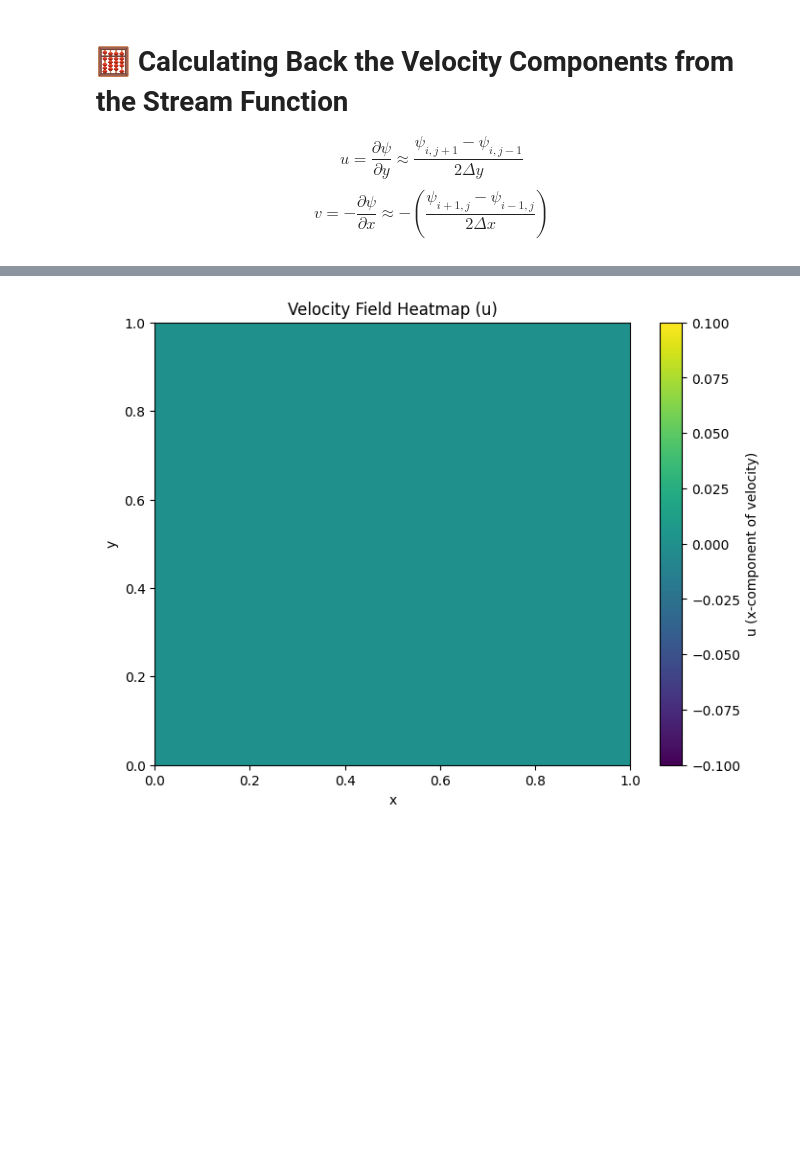
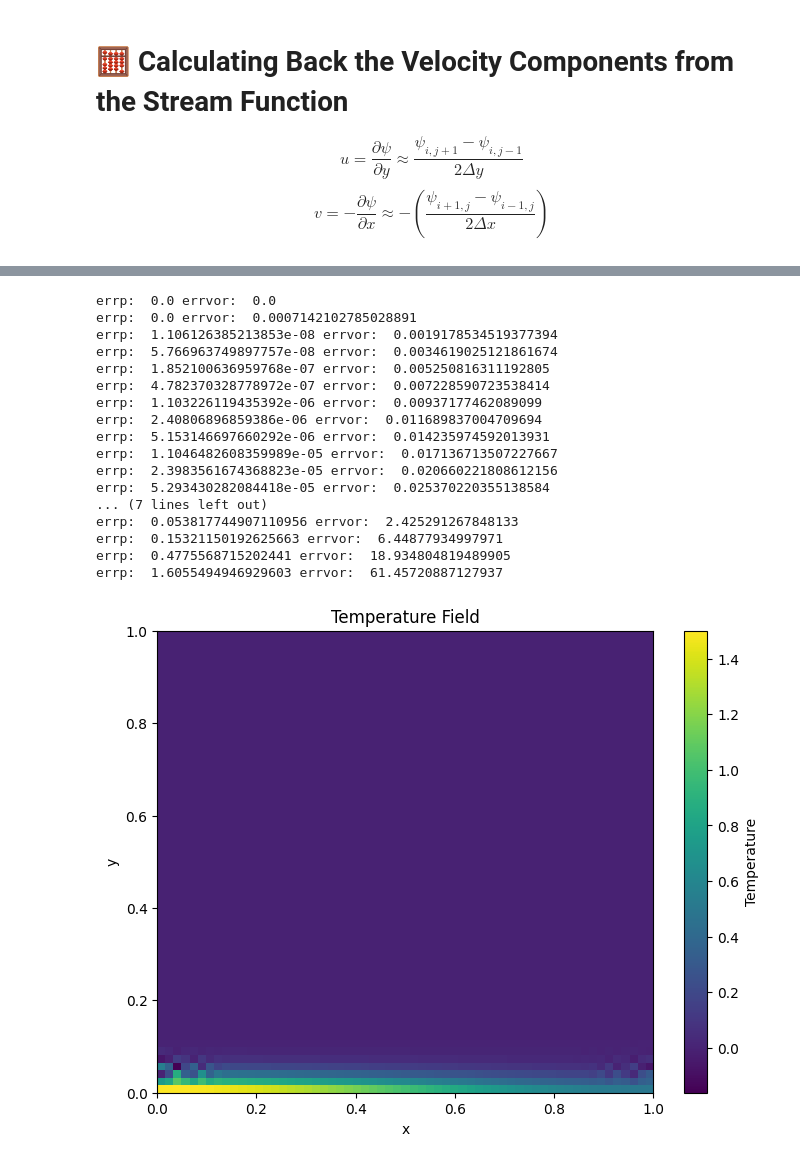
Before and after one commit to theopenguino99/ME5302-Assignment-2, a Jupyter notebook: FiniteDifference.ipynb, the cells around one changed output, grey strips where cells are left out. Drawn from its saved outputs; the diff is of its cells as text; code cells hidden in the pictures; blank space fills up the shorter version.

```diff
--- a/FiniteDifference.ipynb
+++ b/FiniteDifference.ipynb
@@ -62,7 +63,7 @@ Ra = 3.5e3 # 2.5e4 # Rayleigh number
 Pr = 0.7 # Prandtl number
 CFL_crit = 2 * np.sqrt(2) # Critical CFL number for stability
 margin_h = 0.1 # Margin for the time step
-h = margin_h * CFL_crit / (1/dx + 1/dy) # Time step
+h = margin_h * CFL_crit / (1/dx + 1/dy)/ 100 # Time step
 beta = 1.5 # relaxation factor for iterative methods to solve algebraic equations
 '''
 For the modified RK4 method, the CFL number has to be smaller than 2*sqrt(2)
@@ -108,6 +109,7 @@ R^T_{i,j} = \frac{T_{i-1,j} - 2T_{i,j} + T_{i+1,j}}{\Delta x^2} + \frac{T_{i,j-1
 $$
 # %%
 def resvor(vor):
+    global T, u, v
     rvor = np.zeros_like(vor)
     for i in range(1, N - 1):
         for j in range(1, M - 1):
@@ -122,6 +124,7 @@ def resvor(vor):
     return rvor
 
 def restemp(T):
+    global u, v
     rtemp = np.zeros_like(T)
     for i in range(1, N - 1):
         for j in range(1, M - 1):
@@ -393,7 +396,7 @@ def BCvor(vor):
     # Update along the horizontal boundaries (i-loop)
     for i in range(1, N-1):
         vor[i, 0] = 3.0 * p[i, 1] / dy**2 - 0.5 * vor[i, 1]
-        vor[i, M-1] = 3.0 * (p[i, M-2] + dy) / dy**2 - 0.5 * vor[i, M-2]
+        vor[i, M-1] = 3.0 * p[i, M-2] / dy**2 - 0.5 * vor[i, M-2]
 
     return vor
 # %% [markdown]
@@ -457,58 +460,68 @@ def caluv(u,v,p):
 # %%
-# Importing the required library for animation
-from matplotlib.animation import FuncAnimation
+# Initialise errvor and errp for convergence check to be infinity
+errp = np.inf
+errvor = np.inf
+iter = 23
+# Function to update the heatmap for each frame
+# while errp > 1e-4 and errvor > 1e-4:
+for _ in range(iter):
 
-# Create a figure and axis for the animation
-fig, ax = plt.subplots(figsize=(8, 6))
-
-# Initialize a heatmap for the x-component of velocity (u)
-heatmap = ax.imshow(u, extent=[0, 1, 0, 1], origin='lower', cmap='viridis', aspect='auto')
-
-# Set axis labels and title
-ax.set_title("Velocity Field Heatmap (u)")
-ax.set_xlabel("x")
-ax.set_ylabel("y")
-
-# Add a colorbar to show the scale of the velocity
-cbar = plt.colorbar(heatmap, ax=ax)
-cbar.set_label("u (x-component of velocity)")
-
-# Function to update the heatmap for each frame
-def update(frame):
-    global u, v, vor, T, p  # Use global variables to update them in the loop
+    # # Use global variables to update them in the loop
+    # global u, v, vor, T, p
 
     # Perform one time step of the simulation:
     # Compute residual vorticity in place and update vorticity
-    vor = step(vor, method="rk4_modified", ResFunction=resvor)
-
-    # Compute residual temperature in place and update temperature
-    T = step(T, method="euler", ResFunction=restemp)
+    vor = step(vor, method="euler", ResFunction=resvor)
 
     # Compute residual Poisson equation in place and update stream function
     p = solp(vor, p, beta, conditions=2, method='point Jacobi relaxation')
 
     # Update boundary conditions for stream function
     p = BCp(p)
 
     # Update boundary conditions for vorticity
     vor = BCvor(vor)
 
     # Update velocity components in place based on stream function
     caluv(u, v, p)
 
+    # Compute residual temperature in place and update temperature
+    T = step(T, method="euler", ResFunction=restemp)
+
     # Update Temprature field
     T = BCT(T)
 
-    # Update the heatmap with the new velocity field
-    heatmap.set_data(u)
-    return heatmap,
+    # Update errvor and errp which resemble L2 norm using the sum of squares
+    errvor = np.sqrt(np.sum(vor[1:N-1, 1:M-1]**2)/(N-2)/(M-2))
+    errp = np.sqrt(np.sum(p[1:N-1, 1:M-1]**2)/(N-2)/(M-2))
+    print("errp: ", errp, "errvor: ", errvor)
 
-# Create the animation
-anim = FuncAnimation(fig, update, frames=1000, interval=300, blit=False)
-
-# Display the animation
+# Plot vorticity
+plt.figure(figsize=(8, 6))
+plt.imshow(T.T, extent=[0, 1, 0, 1], origin='lower', cmap='viridis', aspect='auto')
+plt.title("Temperature Field")
+plt.xlabel("x")
+plt.ylabel("y")
+plt.colorbar(label="Temperature")
 plt.show()
 # %% [output]
+errp:  0.0 errvor:  0.0
+errp:  0.0 errvor:  0.0007142102785028891
+errp:  1.106126385213853e-08 errvor:  0.0019178534519377394
+errp:  5.766963749897757e-08 errvor:  0.0034619025121861674
+errp:  1.852100636959768e-07 errvor:  0.005250816311192805
+errp:  4.782370328778972e-07 errvor:  0.007228590723538414
+errp:  1.103226119435392e-06 errvor:  0.00937177462089099
+errp:  2.40806896859386e-06 errvor:  0.011689837004709694
+errp:  5.153146697660292e-06 errvor:  0.014235974592013931
+errp:  1.1046482608359989e-05 errvor:  0.017136713507227667
+errp:  2.3983561674368823e-05 errvor:  0.020660221808612156
+errp:  5.293430282084418e-05 errvor:  0.025370220355138584
+... (7 lines left out)
+errp:  0.053817744907110956 errvor:  2.425291267848133
+errp:  0.15321150192625663 errvor:  6.44877934997971
+errp:  0.4775568715202441 errvor:  18.934804819489905
+errp:  1.6055494946929603 errvor:  61.45720887127937
-[figure, old version]
+[figure, new version]
 # %% [markdown]
 # March in time till $R^T_{i,j}$ and $R_{i,j}$ or $S_{i,j}$ less than a certain value
```
Also changed, not shown: parts of 4 cells of this notebook, 2 other files.
